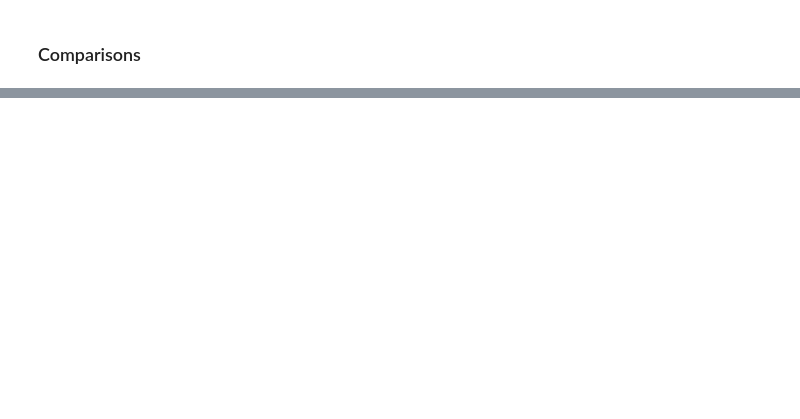
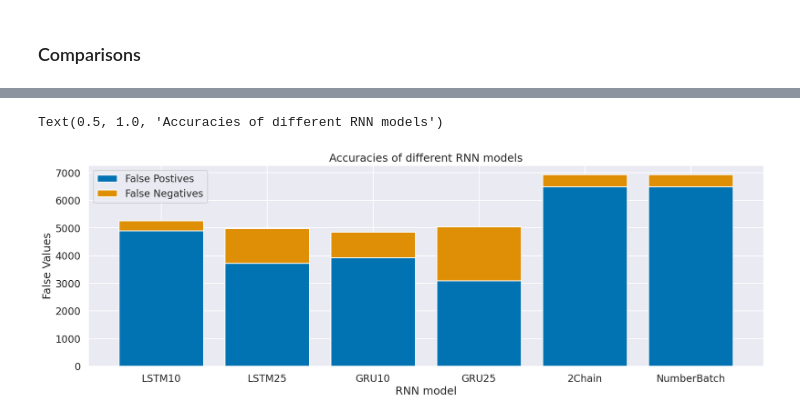
Before and after one commit to abdelllrazekkk/Lab-Assignment-Seven-Recurrent-Network-Architectures, a Jupyter notebook: Lab-Seven-Recurrent-Network-Architectures.ipynb, the cells around one changed output, grey strips where cells are left out. Cells and saved outputs as stored; diff of their text form; code cells hidden in the pictures; blank space fills up the shorter version.

```diff
--- a/Lab-Seven-Recurrent-Network-Architectures.ipynb
+++ b/Lab-Seven-Recurrent-Network-Architectures.ipynb
@@ -874,14 +908,18 @@ print("Differences between GRU25 with Different Embeddings : ", abs(prec4-prec6)
 # %%
 #Compare False Postives and False Negatives
+plt.figure(figsize=(20, 6))
 # specify the names and values of the RNN models
 model_names = ['LSTM10', 'LSTM25','GRU10', 'GRU25', '2Chain', 'NumberBatch']
 false_postives = [cnn1[0][1], cnn2[0][1], cnn3[0][1], cnn4[0][1], cnn5[0][1], cnn6[0][1]]
 false_negatives = [cnn1[1][0], cnn2[1][0], cnn3[1][0], cnn4[1][0], cnn5[1][0], cnn5[1][0]]
 
 # create the bar chart
 plt.bar(model_names, false_postives)
 plt.bar(model_names, false_negatives, bottom=false_postives)
 plt.xlabel('RNN model')
 plt.ylabel('False Values')
 plt.legend(['False Postives', 'False Negatives'])
 plt.title('Accuracies of different RNN models')
+# %% [output]
+Text(0.5, 1.0, 'Accuracies of different RNN models')
+[figure, added]
```
Also changed, not shown: parts of 4 cells of this notebook.
